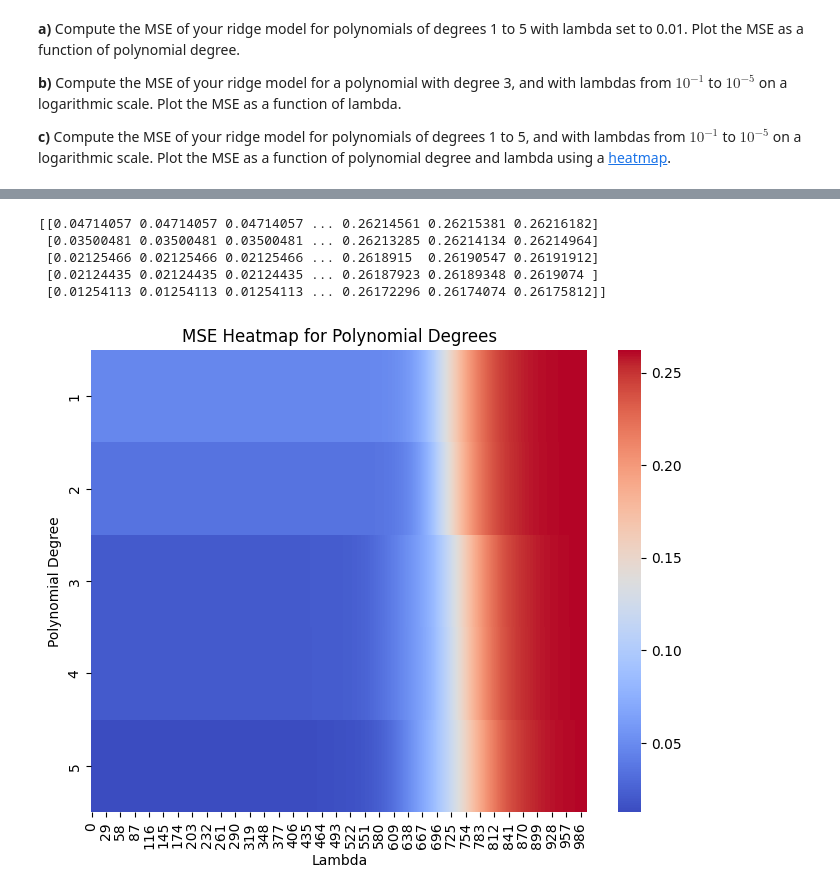
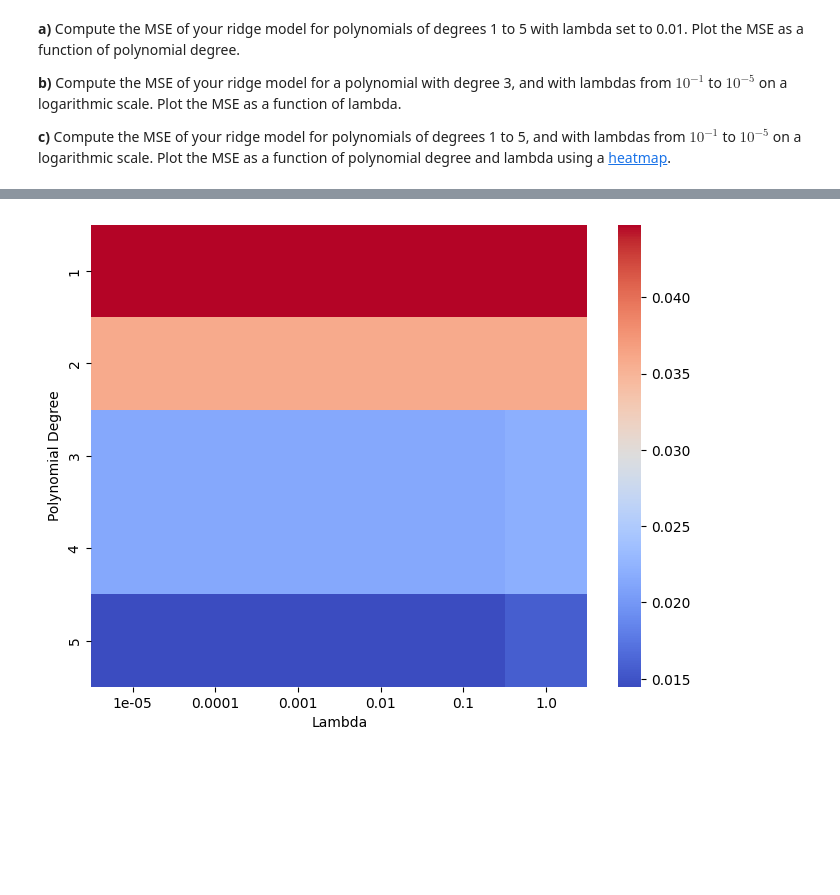
Before and after one commit to ViktorNanotech/FYS-STK, a Jupyter notebook: JupytherWeek36.ipynb, the cells around one changed output, grey strips where cells are left out. Drawn from its saved outputs; the diff is of its cells as text; code cells hidden in the pictures; blank space fills up the shorter version.

```diff
--- a/JupytherWeek36.ipynb
+++ b/JupytherWeek36.ipynb
@@ -295,8 +296,7 @@ Train MSEs: [np.float64(0.021264729586896118), np.float64(0.02125476381650088),
 #c)
 import seaborn as sns
 
-lambdas = np.logspace(-5, 5, 10)
-print(lambdas)
+lambdas = np.logspace(-5, 0, 6)
 degrees = range(1, 6)
 degreeXlambda = np.zeros((5, len(lambdas)))
 
@@ -310,42 +310,32 @@ for i, degree in enumerate(degrees):
 
        X_train_poly_s = scaler.fit_transform(X_train_poly)
        X_test_poly_s = scaler.transform(X_test_poly)
 
        beta = Ridge_parameters(X_train_poly_s, y_train - y_offset, lamb)
 
        y_hat_train = X_train_poly_s @ beta + y_offset
        y_hat_test = X_test_poly_s @ beta + y_offset
 
        # Compute MSE
        mse_train = np.mean((y_train - y_hat_train) ** 2)
        mse_test = np.mean((y_test - y_hat_test) ** 2)
 
        degreeXlambda[i][j] = mse_train
 
-print(degreeXlambda)
 
 # Create heatmap
 plt.figure(figsize=(8, 6))
 sns.heatmap(
     degreeXlambda,
     annot=False,  # Show MSE values in cells
     fmt=".6f",   # Format to 6 decimal places
     cmap="coolwarm",  # Blue (low MSE) to red (high MSE)
-    # xticklabels=lambdas,
+    xticklabels=lambdas,
     yticklabels=degrees
 )
 
-# Add labels and title
 plt.xlabel("Lambda")
 plt.ylabel("Polynomial Degree")
-plt.title("MSE Heatmap for Polynomial Degrees")
-
-# Display the plot
 plt.show()
 # %% [output]
-[[0.04714057 0.04714057 0.04714057 ... 0.26214561 0.26215381 0.26216182]
- [0.03500481 0.03500481 0.03500481 ... 0.26213285 0.26214134 0.26214964]
- [0.02125466 0.02125466 0.02125466 ... 0.2618915  0.26190547 0.26191912]
- [0.02124435 0.02124435 0.02124435 ... 0.26187923 0.26189348 0.2619074 ]
- [0.01254113 0.01254113 0.01254113 ... 0.26172296 0.26174074 0.26175812]]
-[figure, old version]
+[figure, new version]
```
Also changed, not shown: parts of 3 cells of this notebook.
